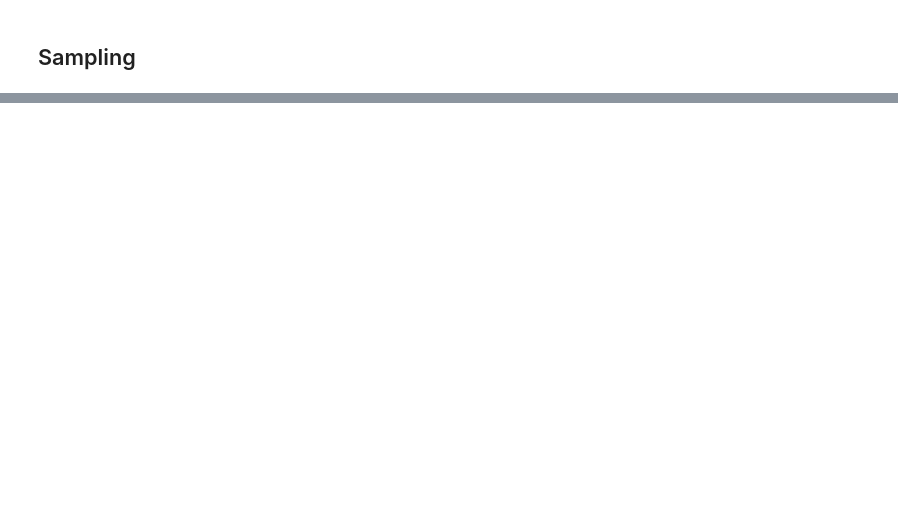
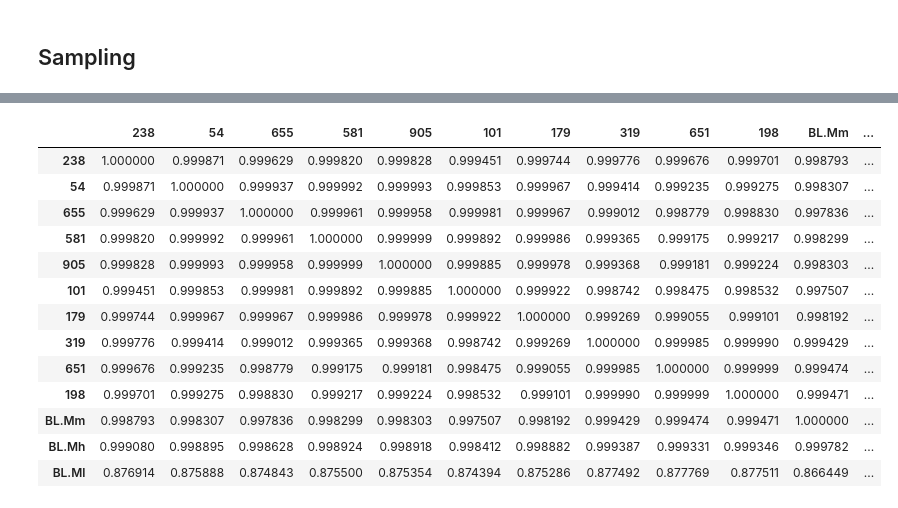
Before and after one commit to costasmexis/straindesignXAI, a Jupyter notebook: notebooks/Limonene.ipynb, the cells around one changed output, grey strips where cells are left out. Drawn from its saved outputs; the diff is of its cells as text; code cells hidden in the pictures; blank space fills up the shorter version.

```diff
--- a/notebooks/Limonene.ipynb
+++ b/notebooks/Limonene.ipynb
@@ -428,0 +264,4 @@ Maximum Mean Discrepance = 0.31357
+# %%
+# Concat original and new data
+rec_df = pd.concat([rec_df, dbtl_b], axis=0)
+rec_df
@@ -429 +283,20 @@ Maximum Mean Discrepance = 0.31357
+# %%
+from sklearn.metrics.pairwise import cosine_similarity
+
+pd.DataFrame(cosine_similarity(rec_df), columns=rec_df.index, index=rec_df.index)
+# %% [output]
+|  | 238 | 54 | 655 | 581 | 905 | 101 | 179 | 319 | 651 | 198 | BL.Mm | ... |
+| 238 | 1.000000 | 0.999871 | 0.999629 | 0.999820 | 0.999828 | 0.999451 | 0.999744 | 0.999776 | 0.999676 | 0.999701 | 0.998793 | ... |
+| 54 | 0.999871 | 1.000000 | 0.999937 | 0.999992 | 0.999993 | 0.999853 | 0.999967 | 0.999414 | 0.999235 | 0.999275 | 0.998307 | ... |
+| 655 | 0.999629 | 0.999937 | 1.000000 | 0.999961 | 0.999958 | 0.999981 | 0.999967 | 0.999012 | 0.998779 | 0.998830 | 0.997836 | ... |
+| 581 | 0.999820 | 0.999992 | 0.999961 | 1.000000 | 0.999999 | 0.999892 | 0.999986 | 0.999365 | 0.999175 | 0.999217 | 0.998299 | ... |
+| 905 | 0.999828 | 0.999993 | 0.999958 | 0.999999 | 1.000000 | 0.999885 | 0.999978 | 0.999368 | 0.999181 | 0.999224 | 0.998303 | ... |
+| 101 | 0.999451 | 0.999853 | 0.999981 | 0.999892 | 0.999885 | 1.000000 | 0.999922 | 0.998742 | 0.998475 | 0.998532 | 0.997507 | ... |
+| 179 | 0.999744 | 0.999967 | 0.999967 | 0.999986 | 0.999978 | 0.999922 | 1.000000 | 0.999269 | 0.999055 | 0.999101 | 0.998192 | ... |
+| 319 | 0.999776 | 0.999414 | 0.999012 | 0.999365 | 0.999368 | 0.998742 | 0.999269 | 1.000000 | 0.999985 | 0.999990 | 0.999429 | ... |
+| 651 | 0.999676 | 0.999235 | 0.998779 | 0.999175 | 0.999181 | 0.998475 | 0.999055 | 0.999985 | 1.000000 | 0.999999 | 0.999474 | ... |
+| 198 | 0.999701 | 0.999275 | 0.998830 | 0.999217 | 0.999224 | 0.998532 | 0.999101 | 0.999990 | 0.999999 | 1.000000 | 0.999471 | ... |
+| BL.Mm | 0.998793 | 0.998307 | 0.997836 | 0.998299 | 0.998303 | 0.997507 | 0.998192 | 0.999429 | 0.999474 | 0.999471 | 1.000000 | ... |
+| BL.Mh | 0.999080 | 0.998895 | 0.998628 | 0.998924 | 0.998918 | 0.998412 | 0.998882 | 0.999387 | 0.999331 | 0.999346 | 0.999782 | ... |
+| BL.Ml | 0.876914 | 0.875888 | 0.874843 | 0.875500 | 0.875354 | 0.874394 | 0.875286 | 0.877492 | 0.877769 | 0.877511 | 0.866449 | ... |
 # %%
```
Also changed, not shown: parts of 15 cells of this notebook, 5 other files.
